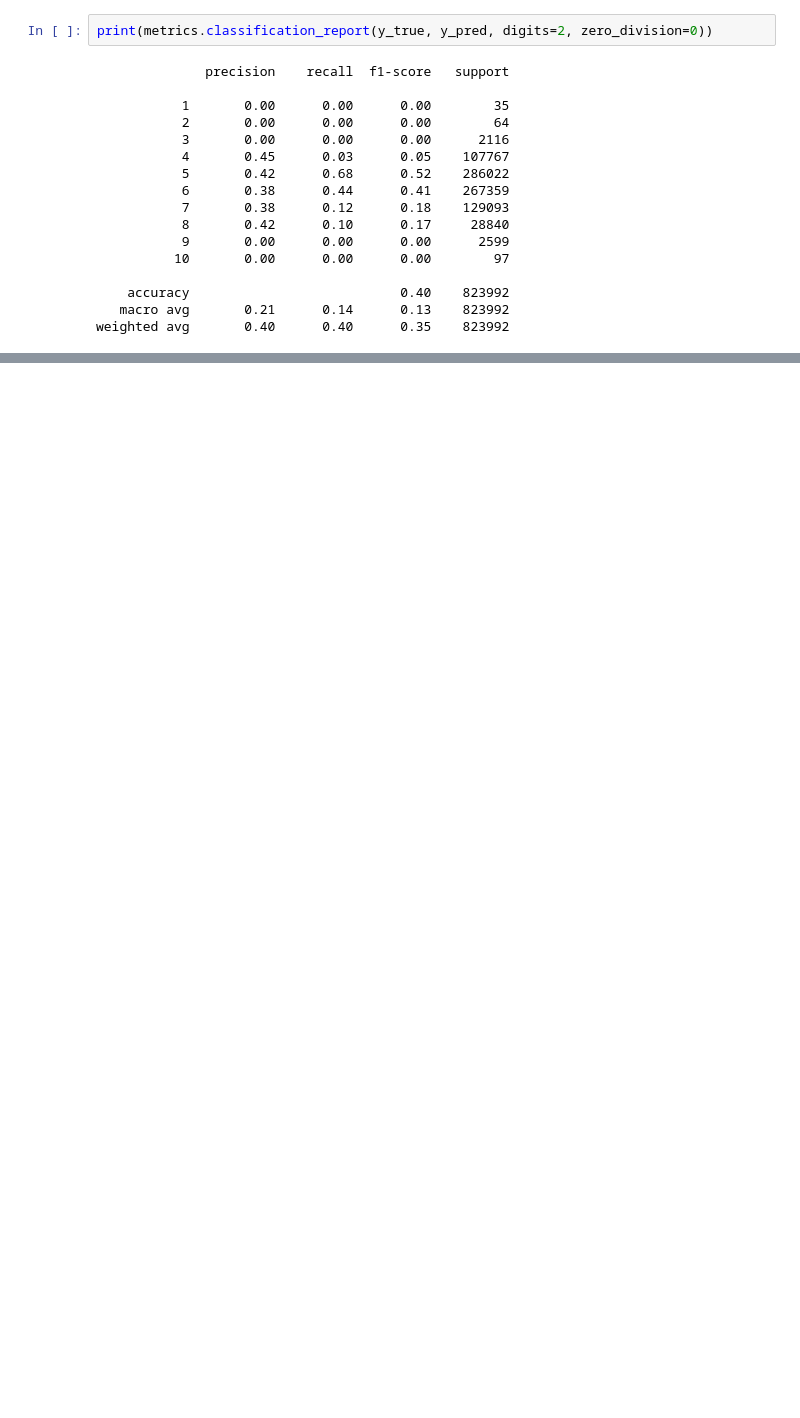
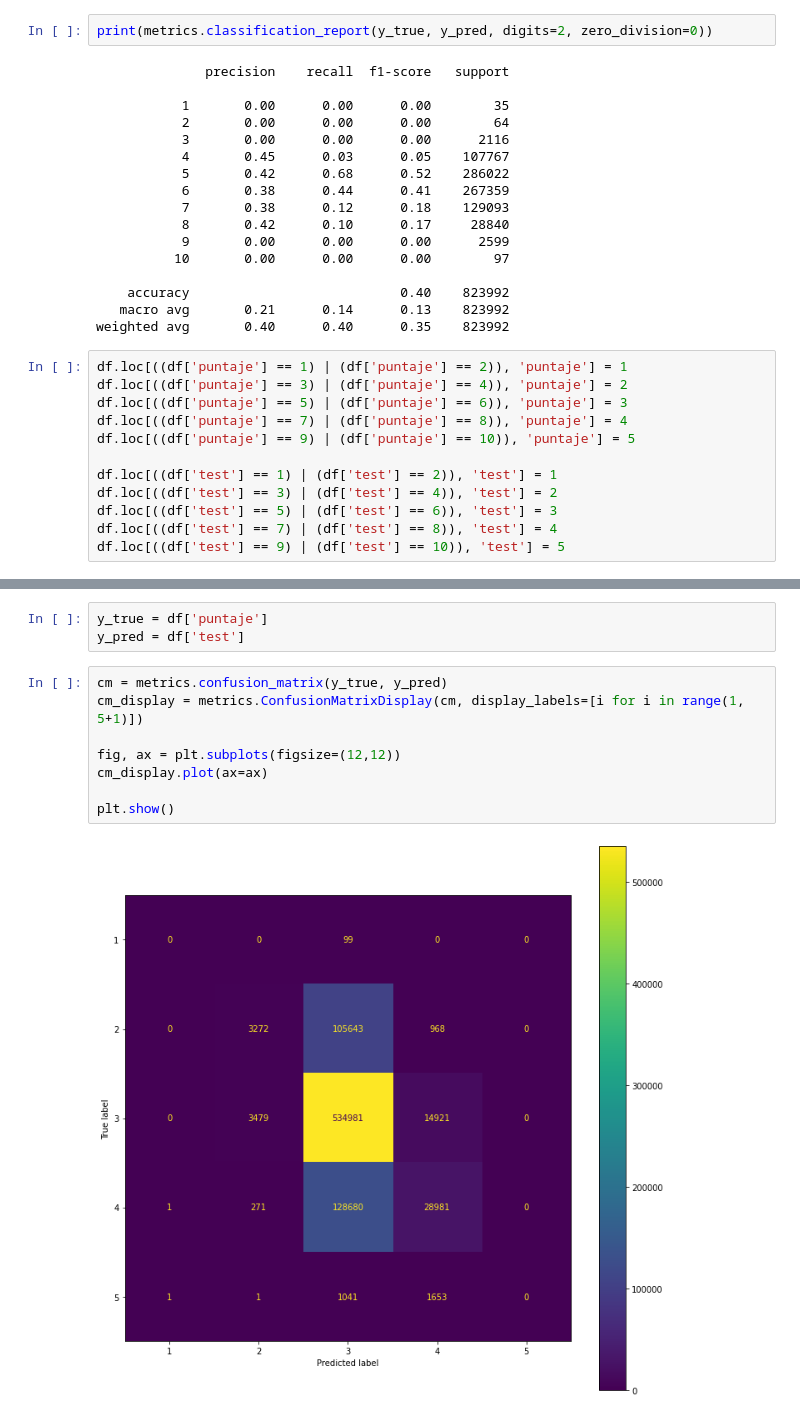
Before and after one commit to AnaliticaComputacional-2023-10/Proyecto3, a Jupyter notebook: Soportes/Models/Performance/Metrics.ipynb, the cells around one changed output, grey strips where cells are left out. Cells and saved outputs as stored; diff of their text form; blank space fills up the shorter version.

```diff
--- a/Soportes/Models/Performance/Metrics.ipynb
+++ b/Soportes/Models/Performance/Metrics.ipynb
@@ -72,3 +62,15 @@ print(metrics.classification_report(y_true, y_pred, digits=2, zero_division=0))
     accuracy                           0.40    823992
    macro avg       0.21      0.14      0.13    823992
 weighted avg       0.40      0.40      0.35    823992
+# %%
+df.loc[((df['puntaje'] == 1) | (df['puntaje'] == 2)), 'puntaje'] = 1
+df.loc[((df['puntaje'] == 3) | (df['puntaje'] == 4)), 'puntaje'] = 2
+df.loc[((df['puntaje'] == 5) | (df['puntaje'] == 6)), 'puntaje'] = 3
+df.loc[((df['puntaje'] == 7) | (df['puntaje'] == 8)), 'puntaje'] = 4
+df.loc[((df['puntaje'] == 9) | (df['puntaje'] == 10)), 'puntaje'] = 5
+
+df.loc[((df['test'] == 1) | (df['test'] == 2)), 'test'] = 1
+df.loc[((df['test'] == 3) | (df['test'] == 4)), 'test'] = 2
+df.loc[((df['test'] == 5) | (df['test'] == 6)), 'test'] = 3
+df.loc[((df['test'] == 7) | (df['test'] == 8)), 'test'] = 4
+df.loc[((df['test'] == 9) | (df['test'] == 10)), 'test'] = 5
@@ -74,0 +86,13 @@ weighted avg       0.40      0.40      0.35    823992
+# %%
+y_true = df['puntaje']
+y_pred = df['test']
+# %%
+cm = metrics.confusion_matrix(y_true, y_pred)
+cm_display = metrics.ConfusionMatrixDisplay(cm, display_labels=[i for i in range(1, 5+1)])
+
+fig, ax = plt.subplots(figsize=(12,12))
+cm_display.plot(ax=ax)
+
+plt.show()
+# %% [output]
+[figure, added]
```
Also changed, not shown: parts of 7 cells of this notebook, 6 other files.
